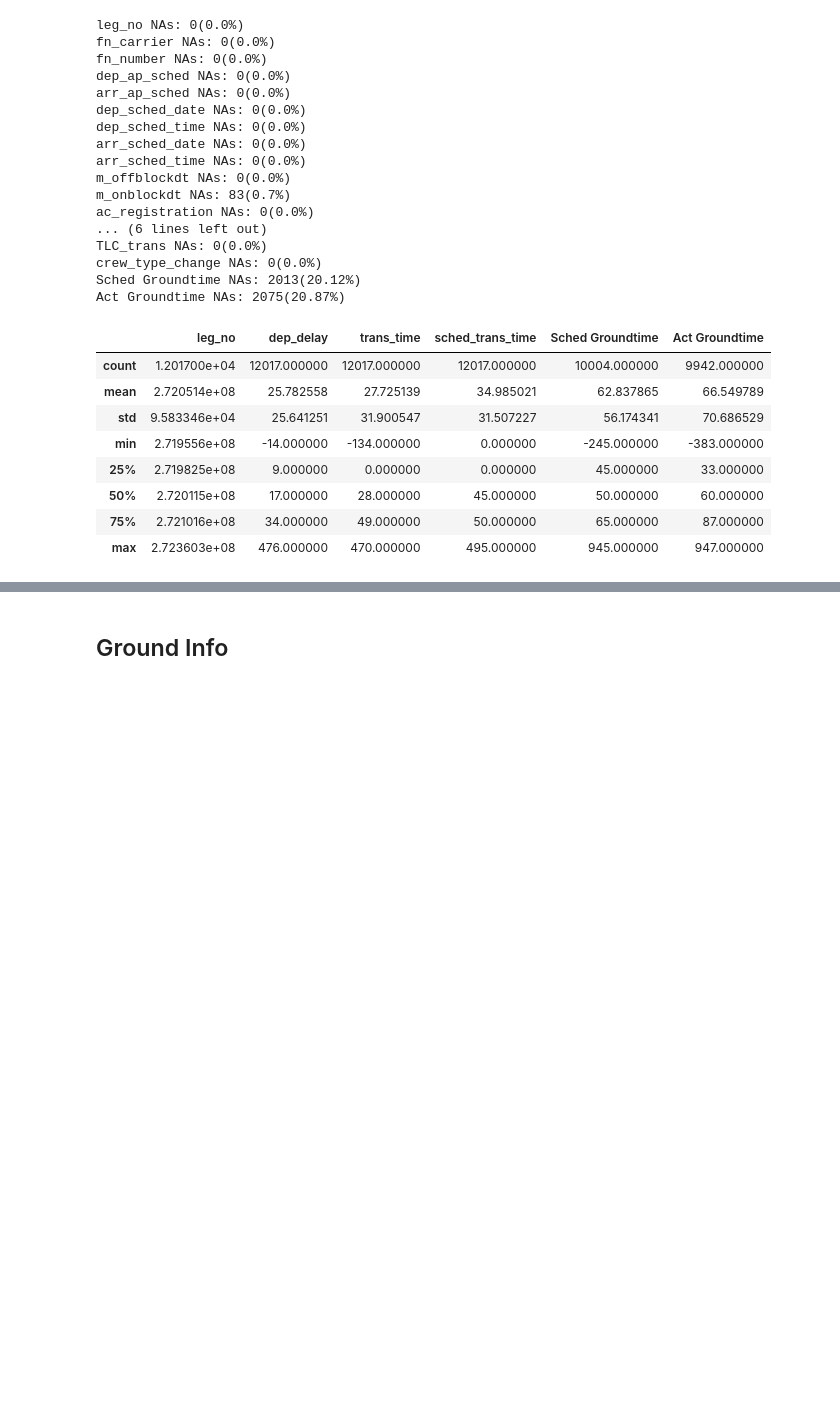
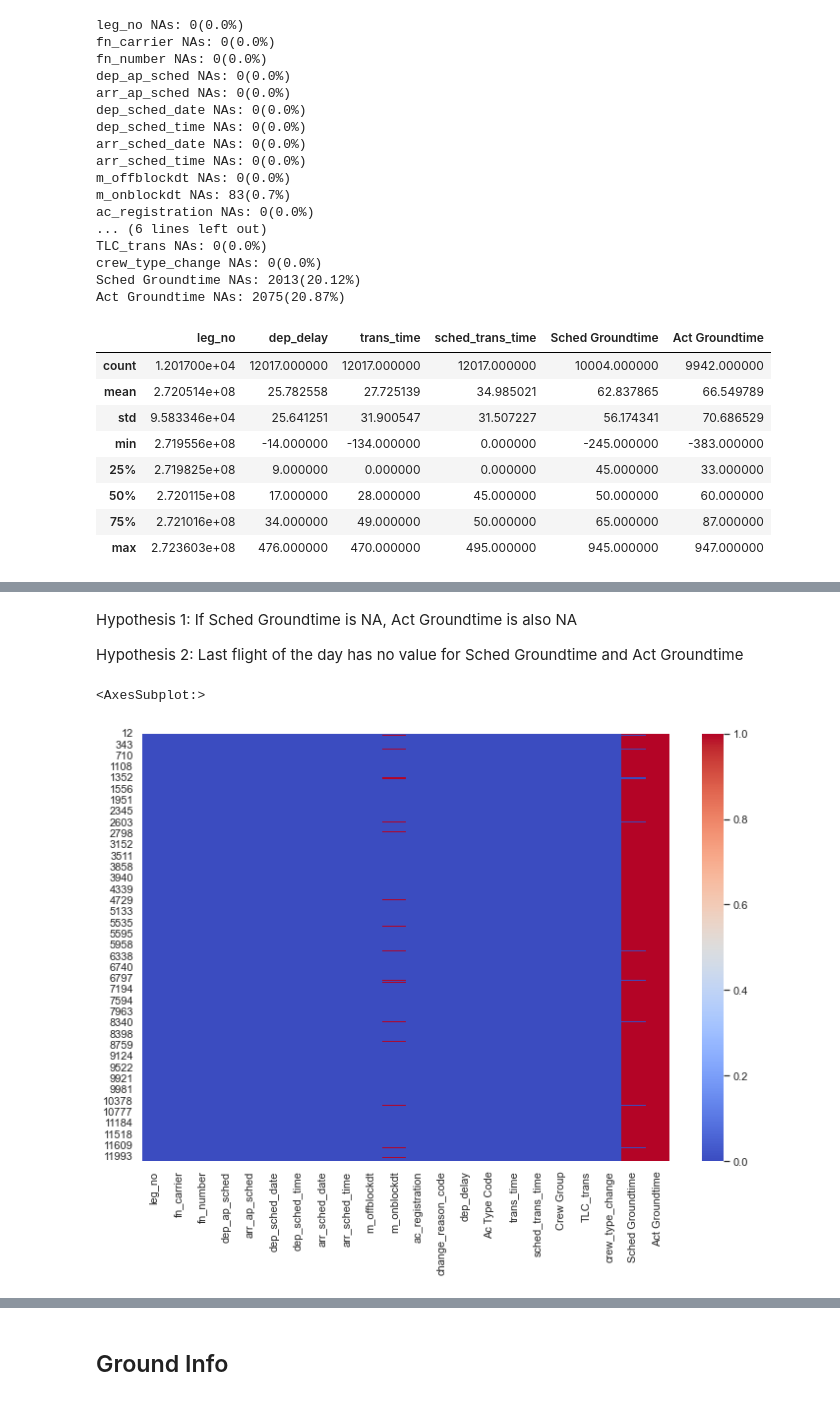
Before and after one commit to Paul1911/Delay-Prediction, a Jupyter notebook: notebooks/model_engineering.ipynb, the cells around one changed output, grey strips where cells are left out. Drawn from its saved outputs; the diff is of its cells as text; code cells hidden in the pictures; blank space fills up the shorter version.

```diff
--- a/notebooks/model_engineering.ipynb
+++ b/notebooks/model_engineering.ipynb
@@ -85,0 +85,11 @@ sns.boxplot(data = flt_info.drop(['leg_no'], axis = 1))
+# %% [markdown]
+Hypothesis 1: If Sched Groundtime is NA, Act Groundtime is also NA
+
+Hypothesis 2: Last flight of the day has no value for Sched Groundtime and Act Groundtime
+# %%
+#Hypothesis 1:
+flt_info_NA = flt_info[flt_info.isna().any(axis = 1)]
+sns.heatmap(flt_info_NA.isnull(), cmap='coolwarm')
+# %% [output]
+<AxesSubplot:>
+[figure, added]
```
Also changed, not shown: parts of 7 cells of this notebook, 1 other file.
